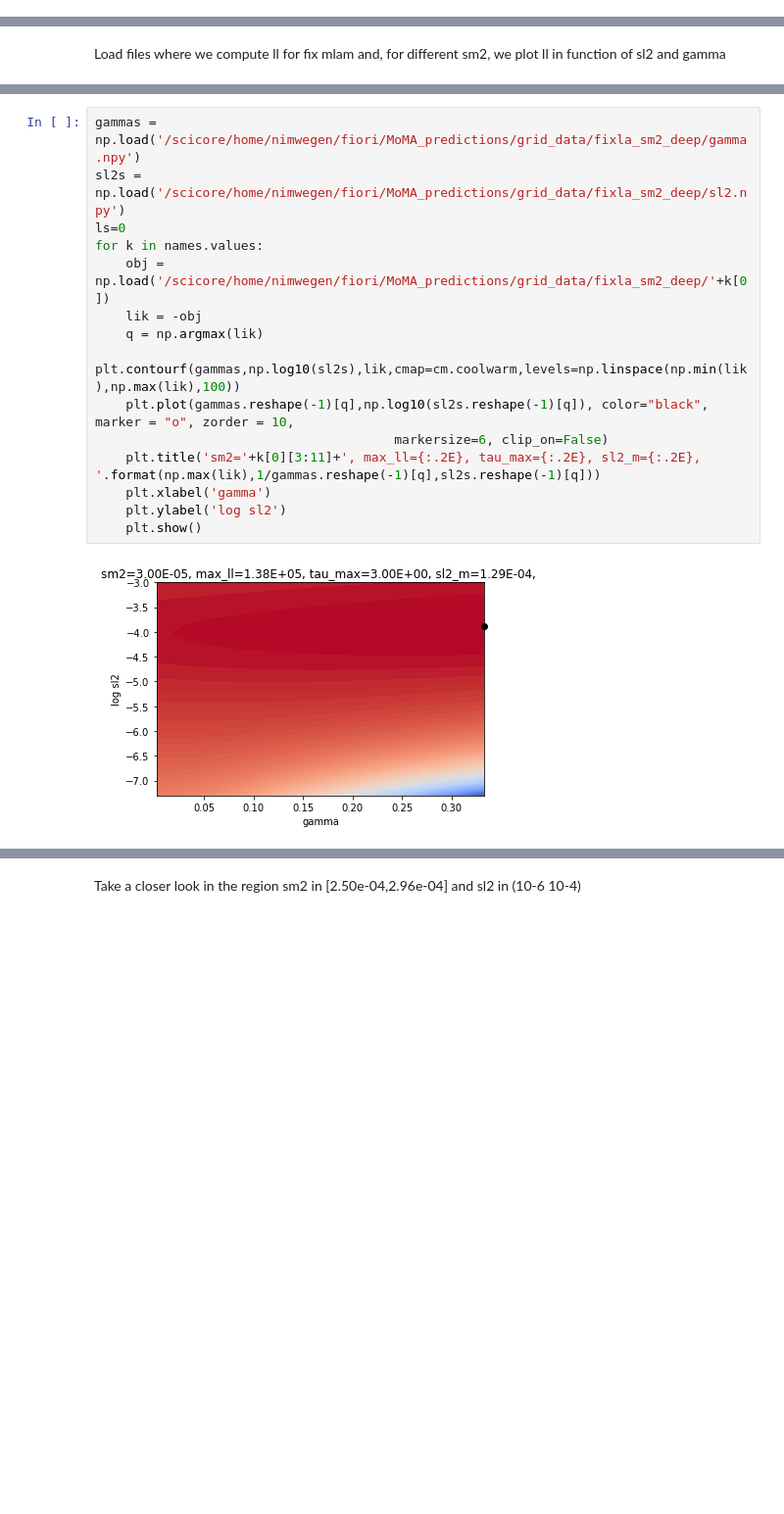
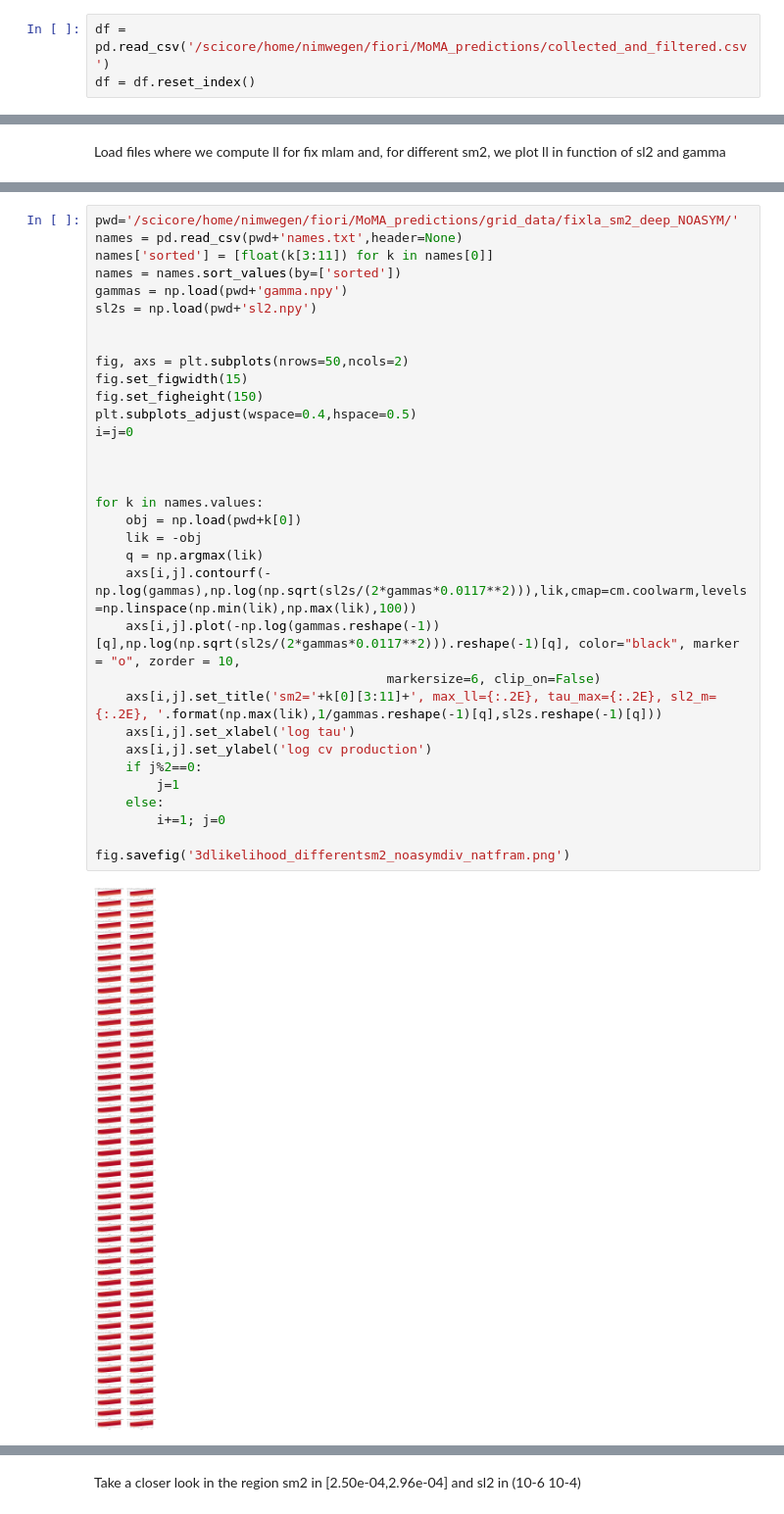
Before and after one commit to fioriathos/moma_predictions, a Jupyter notebook: 08012020_why_doesnt_work.ipynb, the cells around one changed output, grey strips where cells are left out. Shown at 98% size. Saved outputs shown, nothing was run; the diff lists cells and outputs as text; blank space fills up the shorter version.

```diff
--- a/08012020_why_doesnt_work.ipynb
+++ b/08012020_why_doesnt_work.ipynb
@@ -279,3 +277,6 @@ df = df.reset_index()
+# %%
+df = pd.read_csv('/scicore/home/nimwegen/fiori/MoMA_predictions/collected_and_filtered.csv')
+df = df.reset_index()
 # %%
 tmp = (df['time_sec'].unique()[::2])
 dfsh = pd.concat([df.loc[df['time_sec']==tmp[k]] for k in range(tmp.shape[0])])
@@ -1200,17 +1180,35 @@ names = names.sort_values(by=['sorted'])
 # %%
-gammas = np.load('/scicore/home/nimwegen/fiori/MoMA_predictions/grid_data/fixla_sm2_deep/gamma.npy')
-sl2s = np.load('/scicore/home/nimwegen/fiori/MoMA_predictions/grid_data/fixla_sm2_deep/sl2.npy')
-ls=0
+pwd='/scicore/home/nimwegen/fiori/MoMA_predictions/grid_data/fixla_sm2_deep_NOASYM/'
+names = pd.read_csv(pwd+'names.txt',header=None)
+names['sorted'] = [float(k[3:11]) for k in names[0]]
+names = names.sort_values(by=['sorted'])
+gammas = np.load(pwd+'gamma.npy')
+sl2s = np.load(pwd+'sl2.npy')
+
+
+fig, axs = plt.subplots(nrows=50,ncols=2)
+fig.set_figwidth(15)
+fig.set_figheight(150)
+plt.subplots_adjust(wspace=0.4,hspace=0.5)
+i=j=0
+
+
+
 for k in names.values:
-    obj = np.load('/scicore/home/nimwegen/fiori/MoMA_predictions/grid_data/fixla_sm2_deep/'+k[0])
+    obj = np.load(pwd+k[0])
     lik = -obj
     q = np.argmax(lik)
-    plt.contourf(gammas,np.log10(sl2s),lik,cmap=cm.coolwarm,levels=np.linspace(np.min(lik),np.max(lik),100))
-    plt.plot(gammas.reshape(-1)[q],np.log10(sl2s.reshape(-1)[q]), color="black", marker = "o", zorder = 10,
-                                       markersize=6, clip_on=False)
-    plt.title('sm2='+k[0][3:11]+', max_ll={:.2E}, tau_max={:.2E}, sl2_m={:.2E}, '.format(np.max(lik),1/gammas.reshape(-1)[q],sl2s.reshape(-1)[q]))
-    plt.xlabel('gamma')
-    plt.ylabel('log sl2')
-    plt.show()
+    axs[i,j].contourf(-np.log(gammas),np.log(np.sqrt(sl2s/(2*gammas*0.0117**2))),lik,cmap=cm.coolwarm,levels=np.linspace(np.min(lik),np.max(lik),100))
+    axs[i,j].plot(-np.log(gammas.reshape(-1))[q],np.log(np.sqrt(sl2s/(2*gammas*0.0117**2))).reshape(-1)[q], color="black", marker = "o", zorder = 10,
+                                      markersize=6, clip_on=False)
+    axs[i,j].set_title('sm2='+k[0][3:11]+', max_ll={:.2E}, tau_max={:.2E}, sl2_m={:.2E}, '.format(np.max(lik),1/gammas.reshape(-1)[q],sl2s.reshape(-1)[q]))
+    axs[i,j].set_xlabel('log tau')
+    axs[i,j].set_ylabel('log cv production')
+    if j%2==0:
+        j=1
+    else:
+        i+=1; j=0
+
+fig.savefig('3dlikelihood_differentsm2_noasymdiv_natfram.png')
 # %% [output]
-[figure, old version]
+[figure, new version]
```
Also changed, not shown: parts of 37 cells of this notebook, 1 other file.
